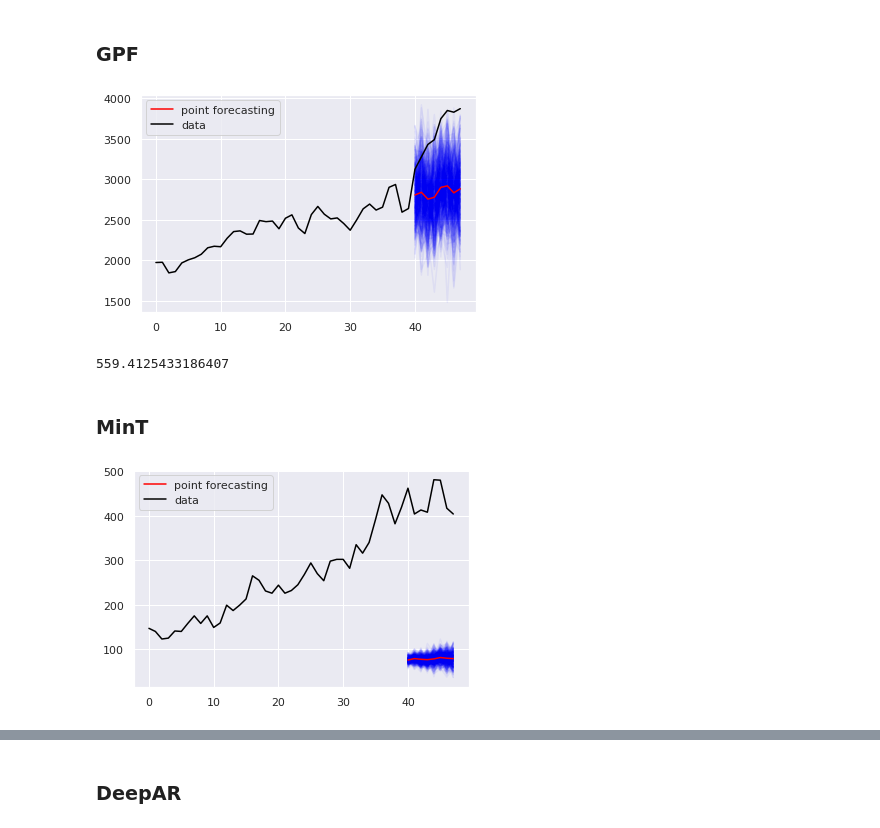
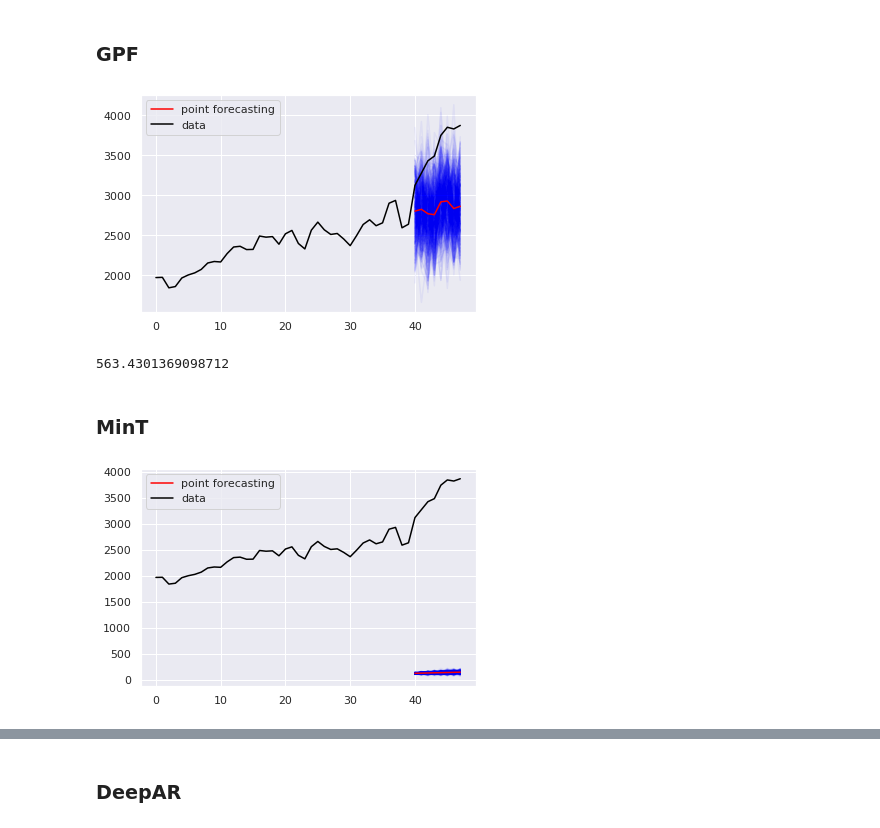
Before and after one commit to luisroque/run_models_distributed, a Jupyter notebook: notebooks/Results_comparing_all_algorithms_paper1_probabilistic.ipynb, the cells around one changed output, grey strips where cells are left out. Saved outputs shown, nothing was run; the diff lists cells and outputs as text; code cells hidden in the pictures.

```diff
--- a/notebooks/Results_comparing_all_algorithms_paper1_probabilistic.ipynb
+++ b/notebooks/Results_comparing_all_algorithms_paper1_probabilistic.ipynb
@@ -234,29 +212,29 @@ true = data['predict']['data'].reshape((32, 48)).T
 # %% [markdown]
 ### GPF
 # %%
-e = get_output('prison', 'gpf')
+e = get_output('prison', 'gpf', 'jitter')
 series = 6
 plt.plot(np.arange(40, 48), e['predictions']['samples']['bottom'][-8:, series, :], alpha=0.05, color='blue')
 plt.plot(np.arange(40, 48), e['predictions']['points']['bottom'][:, series], alpha=1, color='red', label='point forecasting')
 plt.plot(true[:,series], color='black', label='data')
 plt.legend();
 # %% [output]
-[figure, old version]
+[figure, new version]
 # %%
 ps.crps_ensemble(true[-8:, series], e['predictions']['samples']['bottom'][-8:, series, :]).mean()
 # %% [output]
-559.4125433186407
+563.4301369098712
 # %% [markdown]
 ### MinT
 # %%
-e = get_output('prison', 'mint')
-series = 10
+e = get_output('prison', 'mint', 'jitter')
+series = 6
 plt.plot(np.arange(40, 48), e['predictions']['samples']['bottom'][-8:, series, :], alpha=0.05, color='blue')
 plt.plot(np.arange(40, 48), e['predictions']['points']['bottom'][:, series], alpha=1, color='red', label='point forecasting')
 plt.plot(true[:,series], color='black', label='data')
 plt.legend();
 # %% [output]
-[figure, old version]
+[figure, new version]
 # %%
 ps.crps_ensemble(true[-8:, series], e['predictions']['samples']['bottom'][-8:, series, :]).mean()
 # %% [output]
```
Also changed, not shown: parts of 5 cells of this notebook, 8 other files.
